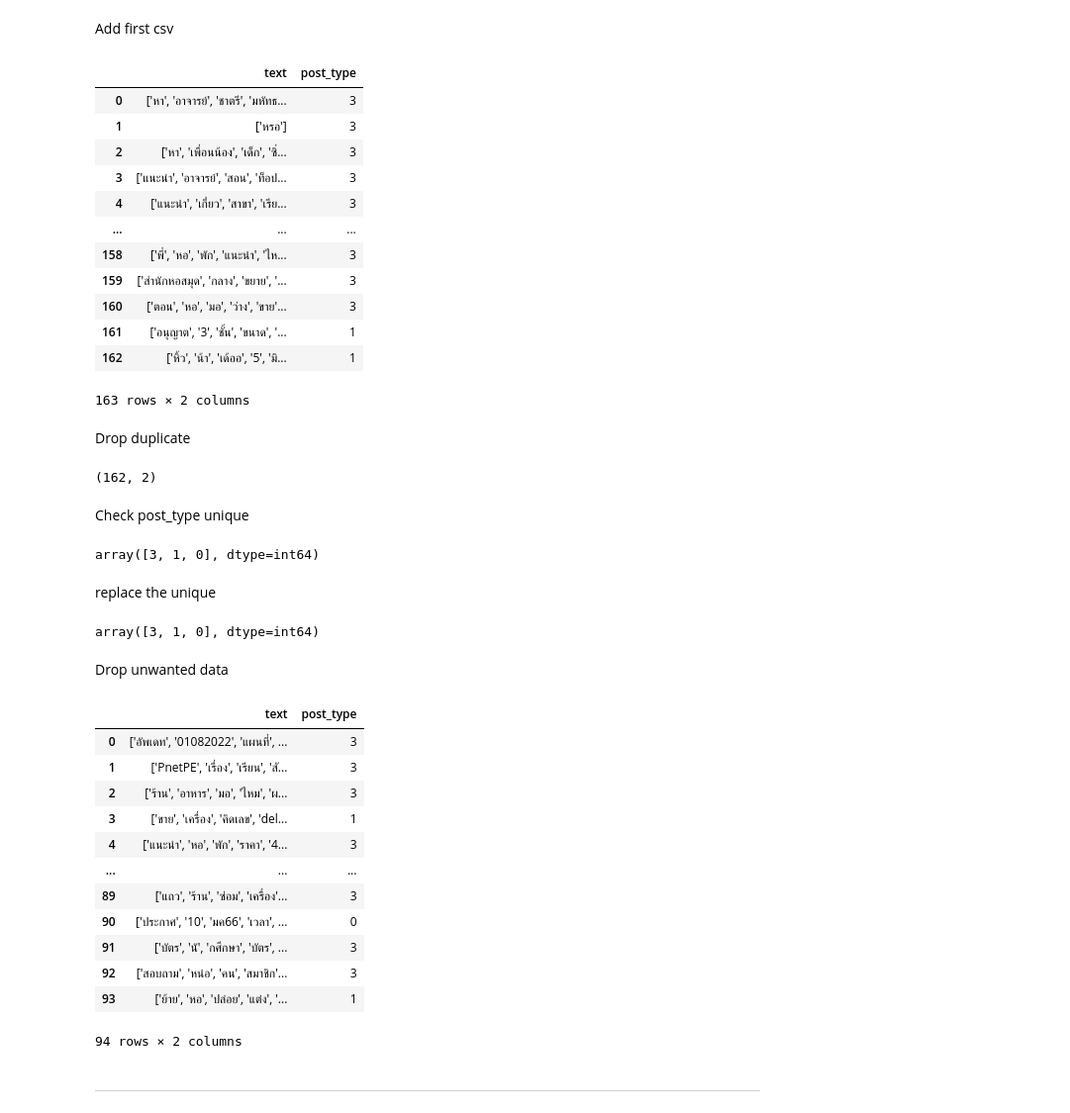
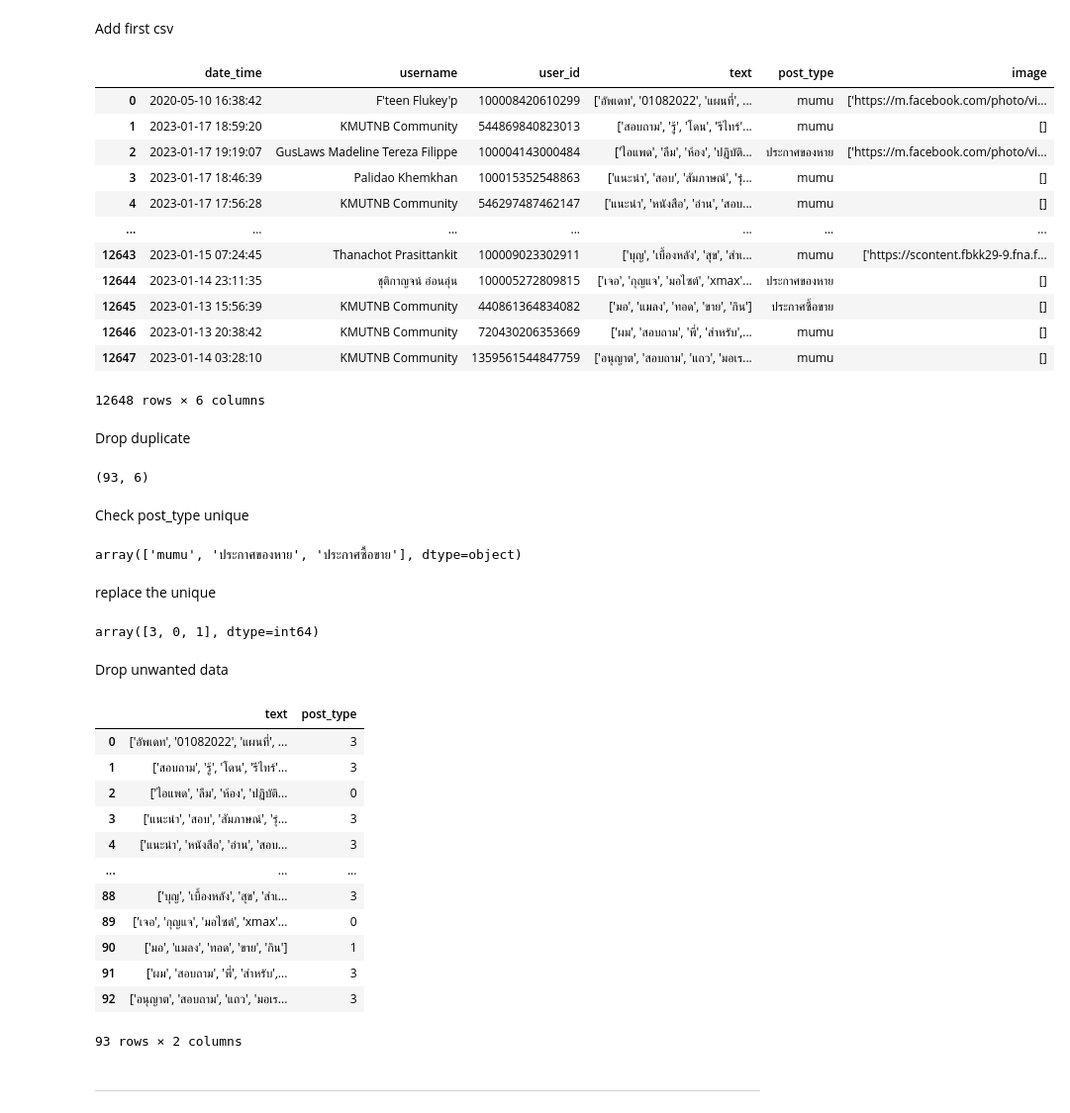
Before and after one commit to MolaOrangeFish/scrap_facebook_linux, a Jupyter notebook: prepare_dataset/FacebookScrapPreparedata.ipynb, the cells around one changed output. Shown at 99% size. Cells and saved outputs as stored; diff of their text form; code cells hidden in the pictures.

```diff
--- a/prepare_dataset/FacebookScrapPreparedata.ipynb
+++ b/prepare_dataset/FacebookScrapPreparedata.ipynb
@@ -3,35 +3,35 @@ Add first csv
 # %%
 import pandas as pd
 
-df = pd.read_csv('by_hand_new_data.csv')
+df = pd.read_csv('temp_scapping_data.csv')
 df
 # %% [output]
-|  | text | post_type |
-| 0 | ['หา', 'อาจารย์', 'ชาตรี', 'มหัทธ... | 3 |
-| 1 | ['หรอ'] | 3 |
-| 2 | ['หา', 'เพื่อนน้อง', 'เด็ก', 'ซิ่... | 3 |
-| 3 | ['แนะนำ', 'อาจารย์', 'สอน', 'ท็อป... | 3 |
-| 4 | ['แนะนำ', 'เกี่ยว', 'สาขา', 'เรีย... | 3 |
-| ... | ... | ... |
-| 158 | ['พี่', 'หอ', 'พัก', 'แนะนำ', 'ไห... | 3 |
-| 159 | ['สำนักหอสมุด', 'กลาง', 'ขยาย', '... | 3 |
-| 160 | ['ตอน', 'หอ', 'มอ', 'ว่าง', 'ขาย'... | 3 |
-| 161 | ['อนุญาต', '3', 'ชั้น', 'ขนาด', '... | 1 |
-| 162 | ['หิ้ว', 'น้า', 'เด้ออ', '5', 'มิ... | 1 |
+|  | date_time | username | user_id | text | post_type | image |
+| 0 | 2020-05-10 16:38:42 | F'teen Flukey'p | 100008420610299 | ['อัพเดท', '01082022', 'แผนที่', ... | mumu | ['https://m.facebook.com/photo/vi... |
+| 1 | 2023-01-17 18:59:20 | KMUTNB Community | 544869840823013 | ['สอบถาม', 'รู้', 'โดน', 'รีไทร์'... | mumu | [] |
+| 2 | 2023-01-17 19:19:07 | GusLaws Madeline Tereza Filippe | 100004143000484 | ['ไอแพด', 'ลืม', 'ห้อง', 'ปฏิบัติ... | ประกาศของหาย | ['https://m.facebook.com/photo/vi... |
+| 3 | 2023-01-17 18:46:39 | Palidao Khemkhan | 100015352548863 | ['แนะนำ', 'สอบ', 'สัมภาษณ์', 'รุ่... | mumu | [] |
+| 4 | 2023-01-17 17:56:28 | KMUTNB Community | 546297487462147 | ['แนะนำ', 'หนังสือ', 'อ่าน', 'สอบ... | mumu | [] |
+| ... | ... | ... | ... | ... | ... | ... |
+| 12643 | 2023-01-15 07:24:45 | Thanachot Prasittankit | 100009023302911 | ['บุญ', 'เบื้องหลัง', 'สุข', 'สำเ... | mumu | ['https://scontent.fbkk29-9.fna.f... |
+| 12644 | 2023-01-14 23:11:35 | ชุติกาญจน์ อ่อนอุ่น | 100005272809815 | ['เจอ', 'กุญแจ', 'มอไซต์', 'xmax'... | ประกาศของหาย | [] |
+| 12645 | 2023-01-13 15:56:39 | KMUTNB Community | 440861364834082 | ['มอ', 'แมลง', 'ทอด', 'ขาย', 'กิน'] | ประกาศซื้อขาย | [] |
+| 12646 | 2023-01-13 20:38:42 | KMUTNB Community | 720430206353669 | ['ผม', 'สอบถาม', 'พี่', 'สำหรับ',... | mumu | [] |
+| 12647 | 2023-01-14 03:28:10 | KMUTNB Community | 1359561544847759 | ['อนุญาต', 'สอบถาม', 'แถว', 'มอเร... | mumu | [] |
-163 rows × 2 columns
+12648 rows × 6 columns
 # %% [markdown]
 Drop duplicate
 # %%
 df.drop_duplicates(keep='first', inplace=True)
 df.shape
 # %% [output]
-(162, 2)
+(93, 6)
 # %% [markdown]
 Check post_type unique
 # %%
 df['post_type'].unique()
 # %% [output]
-array([3, 1, 0], dtype=int64)
+array(['mumu', 'ประกาศของหาย', 'ประกาศซื้อขาย'], dtype=object)
 # %% [markdown]
 replace the unique
 # %%
@@ -39,7 +39,7 @@ df = df.replace({'mumu':3, 'ประกาศซื้อขาย':1, 'ปร
 # %%
 df['post_type'].unique()
 # %% [output]
-array([3, 1, 0], dtype=int64)
+array([3, 0, 1], dtype=int64)
 # %% [markdown]
 Drop unwanted data
 # %%
@@ -51,17 +51,17 @@ df
 # %% [output]
 |  | text | post_type |
 | 0 | ['อัพเดท', '01082022', 'แผนที่', ... | 3 |
-| 1 | ['PnetPE', 'เรื่อง', 'เรียน', 'สั... | 3 |
-| 2 | ['ร้าน', 'อาหาร', 'มอ', 'ไหม', 'ผ... | 3 |
-| 3 | ['ขาย', 'เครื่อง', 'คิดเลข', 'del... | 1 |
-| 4 | ['แนะนำ', 'หอ', 'พัก', 'ราคา', '4... | 3 |
+| 1 | ['สอบถาม', 'รู้', 'โดน', 'รีไทร์'... | 3 |
+| 2 | ['ไอแพด', 'ลืม', 'ห้อง', 'ปฏิบัติ... | 0 |
+| 3 | ['แนะนำ', 'สอบ', 'สัมภาษณ์', 'รุ่... | 3 |
+| 4 | ['แนะนำ', 'หนังสือ', 'อ่าน', 'สอบ... | 3 |
 | ... | ... | ... |
-| 89 | ['แถว', 'ร้าน', 'ซ่อม', 'เครื่อง'... | 3 |
-| 90 | ['ประกาศ', '10', 'มค66', 'เวลา', ... | 0 |
-| 91 | ['บัตร', 'นั', 'กศึกษา', 'บัตร', ... | 3 |
-| 92 | ['สอบถาม', 'หน่อ', 'คน', 'สมาชิก'... | 3 |
-| 93 | ['ย้าย', 'หอ', 'ปล่อย', 'แต่ง', '... | 1 |
+| 88 | ['บุญ', 'เบื้องหลัง', 'สุข', 'สำเ... | 3 |
+| 89 | ['เจอ', 'กุญแจ', 'มอไซต์', 'xmax'... | 0 |
+| 90 | ['มอ', 'แมลง', 'ทอด', 'ขาย', 'กิน'] | 1 |
+| 91 | ['ผม', 'สอบถาม', 'พี่', 'สำหรับ',... | 3 |
+| 92 | ['อนุญาต', 'สอบถาม', 'แถว', 'มอเร... | 3 |
-94 rows × 2 columns
+93 rows × 2 columns
 # %% [markdown]
 -------------------------------------------
 # %% [markdown]
```
Also changed, not shown: parts of 6 cells of this notebook, 9 other files.
